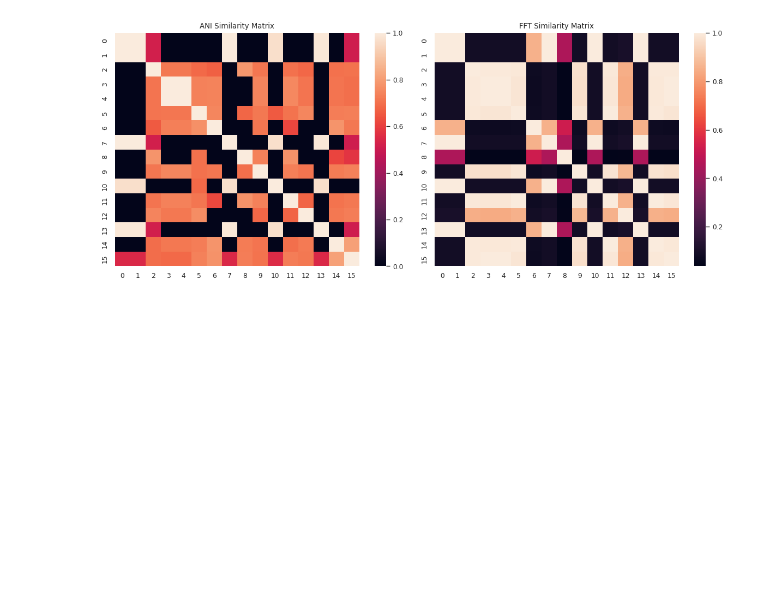
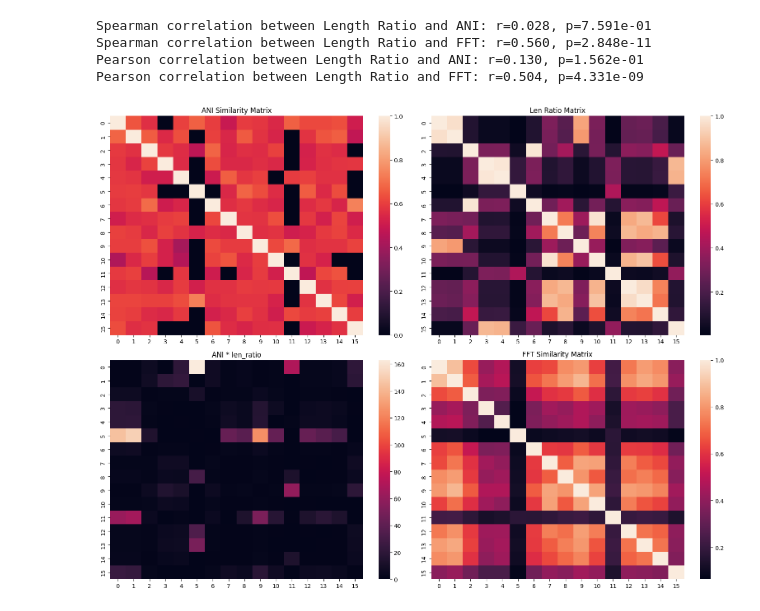
Before and after one commit to wgobrien/metagnn, a Jupyter notebook: notebooks/minimizer.ipynb, the cells around one changed output. Drawn from its saved outputs; the diff is of its cells as text; code cells hidden in the pictures; blank space fills up the shorter version.

```diff
--- a/notebooks/minimizer.ipynb
+++ b/notebooks/minimizer.ipynb
@@ -24,13 +25,14 @@ The autoreload extension is already loaded. To reload it, use:
 # %%
 config = mg.tl.MetaGNNConfig(
-    batch_size = 16,
-    hidden_dim = 16,
+    batch_size = 8,
+    hidden_dim = 128,
     latent_dim = 2,
     num_layers = 2,
     num_components = 2,
-    learning_rate = .1,
-    num_epochs = 20,
+    learning_rate = .05,
+    num_epochs = 15,
     num_workers = 1,
-    k = 3,
+    save_interval=5,
+    k = 7, # k=10 1B params, k=9 200M params, k=8 72M params
 )
-mg.tl.train_metagnn("../data/combined.fasta", config, run_id="20241124-201633")
+# mg.tl.train_metagnn("../data/refseq_viruses.fasta", config)
@@ -55,0 +39,3 @@ KeyboardInterrupt:
+# %%
+config.num_epochs = 50
+mg.tl.train_metagnn("../data/combined.fasta", config)
@@ -55,0 +57,10 @@ KeyboardInterrupt:
+# %%
+dataset = mg.tl.MetagenomeDataset("../data/combined.fasta", config, train=True)
+dataset.train=True
+dataloader = DataLoader(
+    dataset,
+    batch_size=config.batch_size,
+    collate_fn=dataset.metagenome_collate_fn,
+    shuffle=True,
+    drop_last=True,
+)
@@ -99,13 +83,50 @@ torch.Size([2, 2])
+# %%
+
+# Flatten matrices (exclude diagonal elements)
+def flatten_matrix(mat):
+    # Extract upper triangle without diagonal
+    return mat[np.triu_indices_from(mat, k=1)]
+
+# Flatten matrices
+ani_values = flatten_matrix(sample_batch["ani_mtx"])
+fft_values = flatten_matrix(sample_batch["fft_mtx"])
+wgt_values = flatten_matrix(sample_batch["wgt_mtx"])
+
+# Perform correlation tests
+ani_corr, ani_p = spearmanr(wgt_values, ani_values)  # Spearman correlation
+fft_corr, fft_p = spearmanr(wgt_values, fft_values)  # Spearman correlation
+
+# Print results
+print(f"Spearman correlation between Length Ratio and ANI: r={ani_corr:.3f}, p={ani_p:.3e}")
+print(f"Spearman correlation between Length Ratio and FFT: r={fft_corr:.3f}, p={fft_p:.3e}")
+
+# Optional: Pearson correlation for linear relationships
+ani_corr_pearson, ani_p_pearson = pearsonr(wgt_values, ani_values)
+fft_corr_pearson, fft_p_pearson = pearsonr(wgt_values, fft_values)
+print(f"Pearson correlation between Length Ratio and ANI: r={ani_corr_pearson:.3f}, p={ani_p_pearson:.3e}")
+print(f"Pearson correlation between Length Ratio and FFT: r={fft_corr_pearson:.3f}, p={fft_p_pearson:.3e}")
+# %% [output]
+Spearman correlation between Length Ratio and ANI: r=0.028, p=7.591e-01
+Spearman correlation between Length Ratio and FFT: r=0.560, p=2.848e-11
+Pearson correlation between Length Ratio and ANI: r=0.130, p=1.562e-01
+Pearson correlation between Length Ratio and FFT: r=0.504, p=4.331e-09
 # %%
-fig, axes = plt.subplots(1, 2, figsize=(12, 5))
-sns.heatmap(sample_batch["ani_mtx"], ax=axes[0], cbar=True)
-sns.heatmap(sample_batch["wgt_mtx"], ax=axes[1], cbar=True)
-axes[0].set_title("ANI Similarity Matrix")
-axes[1].set_title("FFT Similarity Matrix")
+# sample_batch = next(iter(dataloader))
+
+fig, axes = plt.subplots(2, 2, figsize=(16, 12))
+sns.heatmap(sample_batch["ani_mtx"], ax=axes[0][0], cbar=True)
+sns.heatmap(sample_batch["wgt_mtx"], ax=axes[0][1], cbar=True)
+sns.heatmap(sample_batch["ani_mtx"]/sample_batch["wgt_mtx"], ax=axes[1][0], cbar=True)
+sns.heatmap(sample_batch["fft_mtx"], ax=axes[1][1], cbar=True)
+
+axes[0][0].set_title("ANI Similarity Matrix")
+axes[0][1].set_title("Len Ratio Matrix")
+axes[1][0].set_title("ANI * len_ratio")
+axes[1][1].set_title("FFT Similarity Matrix")
 plt.tight_layout()
 plt.show()
 # %% [output]
-[figure, old version]
+[figure, new version]
 # %%
 # pyro.render_model(vae.model,model_args=(sample_batch,))
 # %%
```
Also changed, not shown: parts of 30 cells of this notebook, 4 other files.
